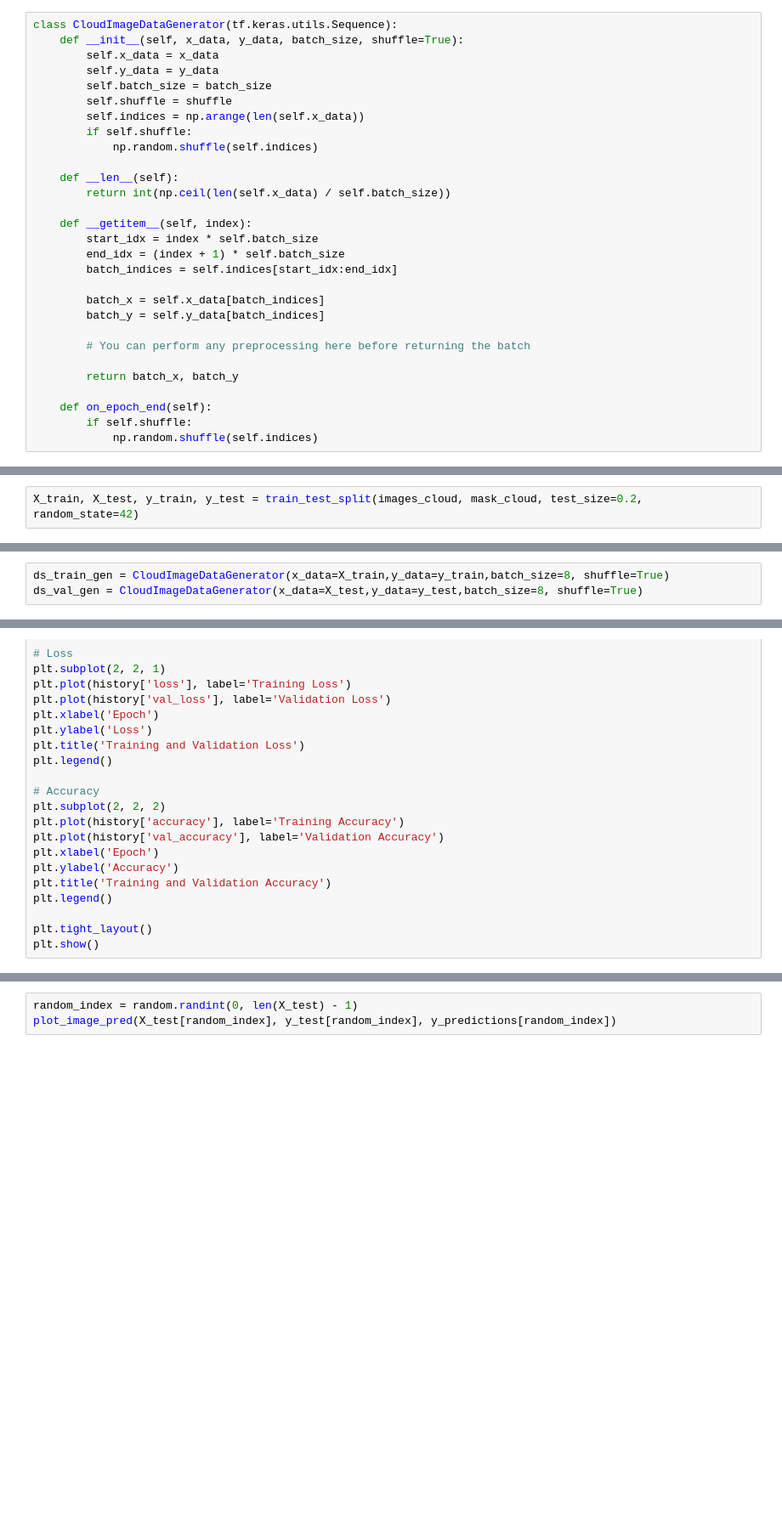
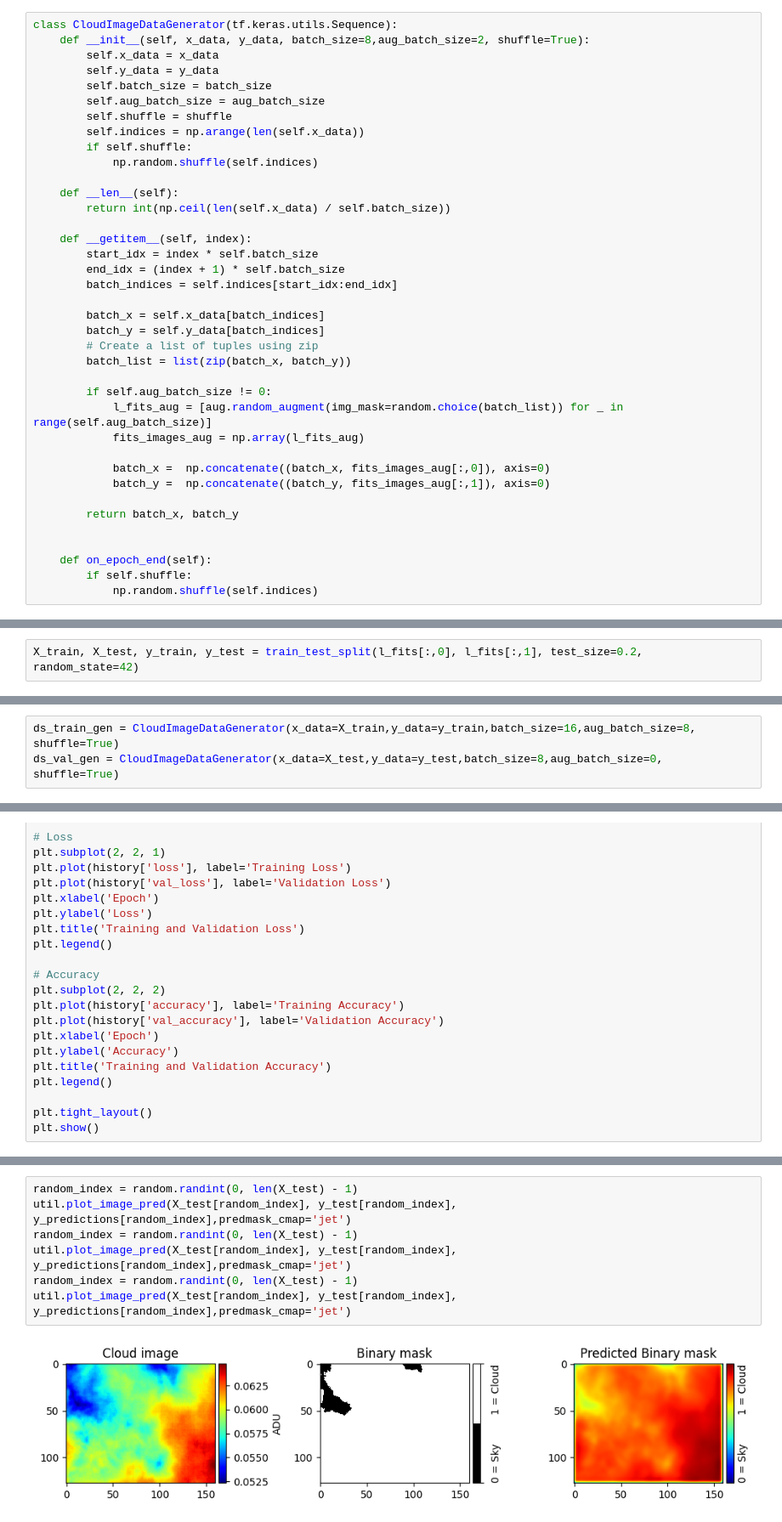
Before and after one commit to ASKabalan/-infrared-cloud-detection-, a Jupyter notebook: WKN_main_notebook.ipynb, the cells around one changed output, grey strips where cells are left out. Shown at 85% size. Drawn from its saved outputs; the diff is of its cells as text; blank space fills up the shorter version.

```diff
--- a/WKN_main_notebook.ipynb
+++ b/WKN_main_notebook.ipynb
@@ -169,9 +141,10 @@ util.plot_image(data=l_fit_stack[random_index])
 # %%
 class CloudImageDataGenerator(tf.keras.utils.Sequence):
-    def __init__(self, x_data, y_data, batch_size, shuffle=True):
+    def __init__(self, x_data, y_data, batch_size=8,aug_batch_size=2, shuffle=True):
         self.x_data = x_data
         self.y_data = y_data
         self.batch_size = batch_size
+        self.aug_batch_size = aug_batch_size
         self.shuffle = shuffle
         self.indices = np.arange(len(self.x_data))
         if self.shuffle:
@@ -187,10 +160,18 @@ class CloudImageDataGenerator(tf.keras.utils.Sequence):
 
         batch_x = self.x_data[batch_indices]
         batch_y = self.y_data[batch_indices]
+        # Create a list of tuples using zip
+        batch_list = list(zip(batch_x, batch_y))
 
-        # You can perform any preprocessing here before returning the batch
+        if self.aug_batch_size != 0:
+            l_fits_aug = [aug.random_augment(img_mask=random.choice(batch_list)) for _ in range(self.aug_batch_size)]
+            fits_images_aug = np.array(l_fits_aug)
+
+            batch_x =  np.concatenate((batch_x, fits_images_aug[:,0]), axis=0)
+            batch_y =  np.concatenate((batch_y, fits_images_aug[:,1]), axis=0)
 
         return batch_x, batch_y
+
 
     def on_epoch_end(self):
         if self.shuffle:
@@ -201,2 +181,2 @@ mask_cloud = l_fit_stack[:,1]
 # %%
-X_train, X_test, y_train, y_test = train_test_split(images_cloud, mask_cloud, test_size=0.2, random_state=42)
+X_train, X_test, y_train, y_test = train_test_split(l_fits[:,0], l_fits[:,1], test_size=0.2, random_state=42)
@@ -203,6 +186,6 @@ X_train, X_test, y_train, y_test = train_test_split(images_cloud, mask_cloud, te
 # %%
-ds_train_gen = CloudImageDataGenerator(x_data=X_train,y_data=y_train,batch_size=8, shuffle=True)
-ds_val_gen = CloudImageDataGenerator(x_data=X_test,y_data=y_test,batch_size=8, shuffle=True)
+ds_train_gen = CloudImageDataGenerator(x_data=X_train,y_data=y_train,batch_size=16,aug_batch_size=8, shuffle=True)
+ds_val_gen = CloudImageDataGenerator(x_data=X_test,y_data=y_test,batch_size=8,aug_batch_size=0, shuffle=True)
 # %% [markdown]
 ## Training
 # %%
@@ -297,3 +289,9 @@ y_predictions.shape
 # %%
 random_index = random.randint(0, len(X_test) - 1)
-plot_image_pred(X_test[random_index], y_test[random_index], y_predictions[random_index])
+util.plot_image_pred(X_test[random_index], y_test[random_index], y_predictions[random_index],predmask_cmap='jet')
+random_index = random.randint(0, len(X_test) - 1)
+util.plot_image_pred(X_test[random_index], y_test[random_index], y_predictions[random_index],predmask_cmap='jet')
+random_index = random.randint(0, len(X_test) - 1)
+util.plot_image_pred(X_test[random_index], y_test[random_index], y_predictions[random_index],predmask_cmap='jet')
+# %% [output]
+[figure, added]
```
Also changed, not shown: parts of 37 cells of this notebook, 1 other file.
